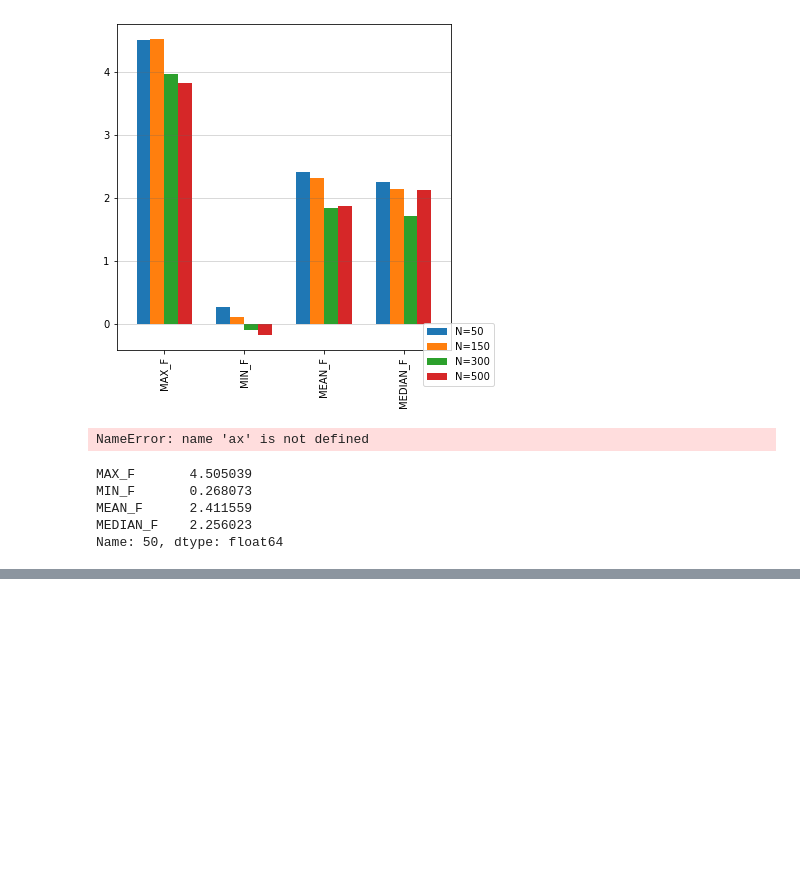
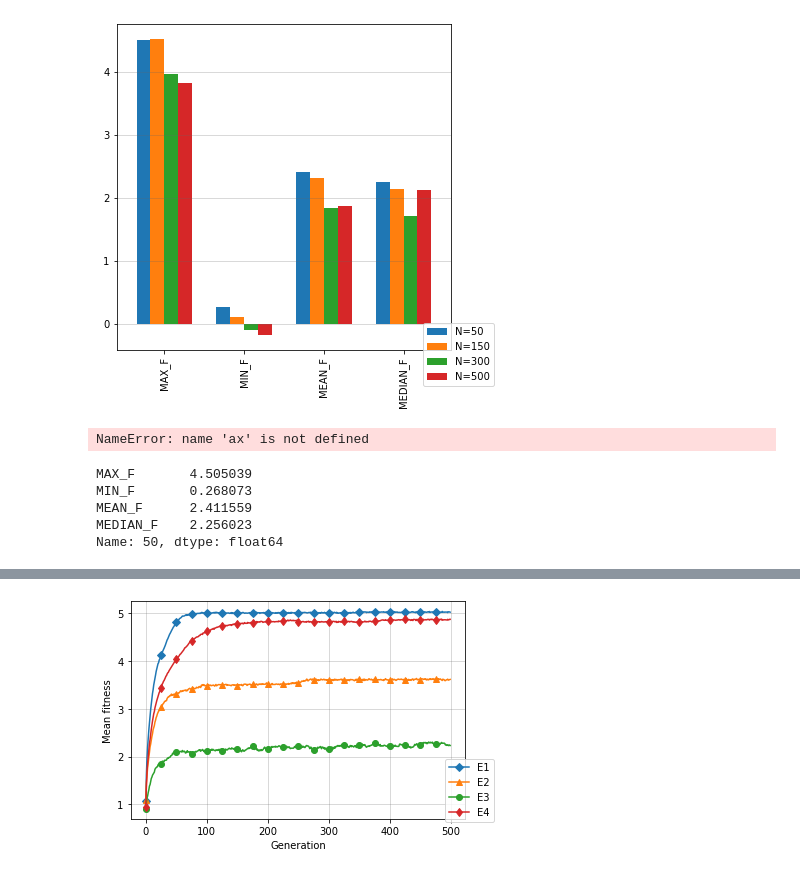
Before and after one commit to Jerryhu1/MasterThesis, a Jupyter notebook: EvoMusicCompanion/Untitled1.ipynb, the cells around one changed output, grey strips where cells are left out. Saved outputs shown, nothing was run; the diff lists cells and outputs as text; code cells hidden in the pictures; blank space fills up the shorter version.

```diff
--- a/EvoMusicCompanion/Untitled1.ipynb
+++ b/EvoMusicCompanion/Untitled1.ipynb
@@ -222,3 +220,13 @@ MIN_F       0.268073
 MEAN_F      2.411559
 MEDIAN_F    2.256023
 Name: 50, dtype: float64
+# %%
+hybrid_multiple = pd.read_csv('../output/HYBRID/hybrid-results.csv', index_col=0)
+hybrid_nm250 = pd.read_csv('../output/HYBRID/iterations-experiment-HYBRID-ELITISM-8MEASURES-1X+2X-NMODEL=250-NGA=750/iterations-experiment-2020-02-28-HYBRID-ELITISM-8MEASURES-1X+2X-NMODEL=250-NGA=750.csv', index_col=0)
+hybrid_nm500 = pd.read_csv('../output/HYBRID/iterations-experiment-HYBRID-ELITISM-8MEASURES-1X+2X-NMODEL=500-NGA=500/iterations-experiment-2020-02-28-HYBRID-ELITISM-8MEASURES-1X+2X-NMODEL=500-NGA=500.csv', index_col=0)
+hybrid_nm750 = pd.read_csv('../output/HYBRID/iterations-experiment-HYBRID-ELITISM-8MEASURES-1X+2X-NMODEL=750-NGA=250/iterations-experiment-2020-02-28-HYBRID-ELITISM-8MEASURES-1X+2X-NMODEL=750-NGA=250.csv', index_col=0)
+hybrid_noelitism = pd.read_csv('../output/HYBRID/iterations-experiment-HYBRID-nga=500-nmodel=500-no-elitism/iterations-experiment-2020-03-09-HYBRID-nga=500-nmodel=500-no-elitism.csv', index_col=0)
+hybrid_nm250_g = hybrid_nm250.groupby('i').mean()
+hybrid_nm500_g = hybrid_nm500.groupby('i').mean()
+hybrid_nm750_g = hybrid_nm750.groupby('i').mean()
+hybrid_noelitism_g = hybrid_noelitism.groupby('i').mean()
@@ -224,0 +243,15 @@ Name: 50, dtype: float64
+# %%
+plt.xlabel('Generation')
+plt.ylabel('Mean fitness')
+
+plt.grid(b=True, which='major', color='#666666', linestyle='-', alpha=0.3)
+plt.plot(hybrid_nm250_g['MEAN_F'],  marker='D', markersize=5, markevery=25, label='E1')
+plt.plot(hybrid_nm500_g['MEAN_F'], marker='^', markersize=6, markevery=25, label='E2')
+plt.plot(hybrid_nm750_g['MEAN_F'], label='E3', marker='o', markersize=6, markevery=25)
+plt.plot(hybrid_noelitism_g['MEAN_F'], label='E4', marker='d', markersize=6, markevery=25)
+
+
+lgd = plt.legend(bbox_to_anchor=(1.1, 0.3))
+plt.savefig(f'./figures/HYBRID-MEAN-F.png', dpi=150, bbox_extra_artists=(lgd,), bbox_inches='tight')
+# %% [output]
+[figure, added]
```
Also changed, not shown: parts of 4 cells of this notebook, 35 other files.
